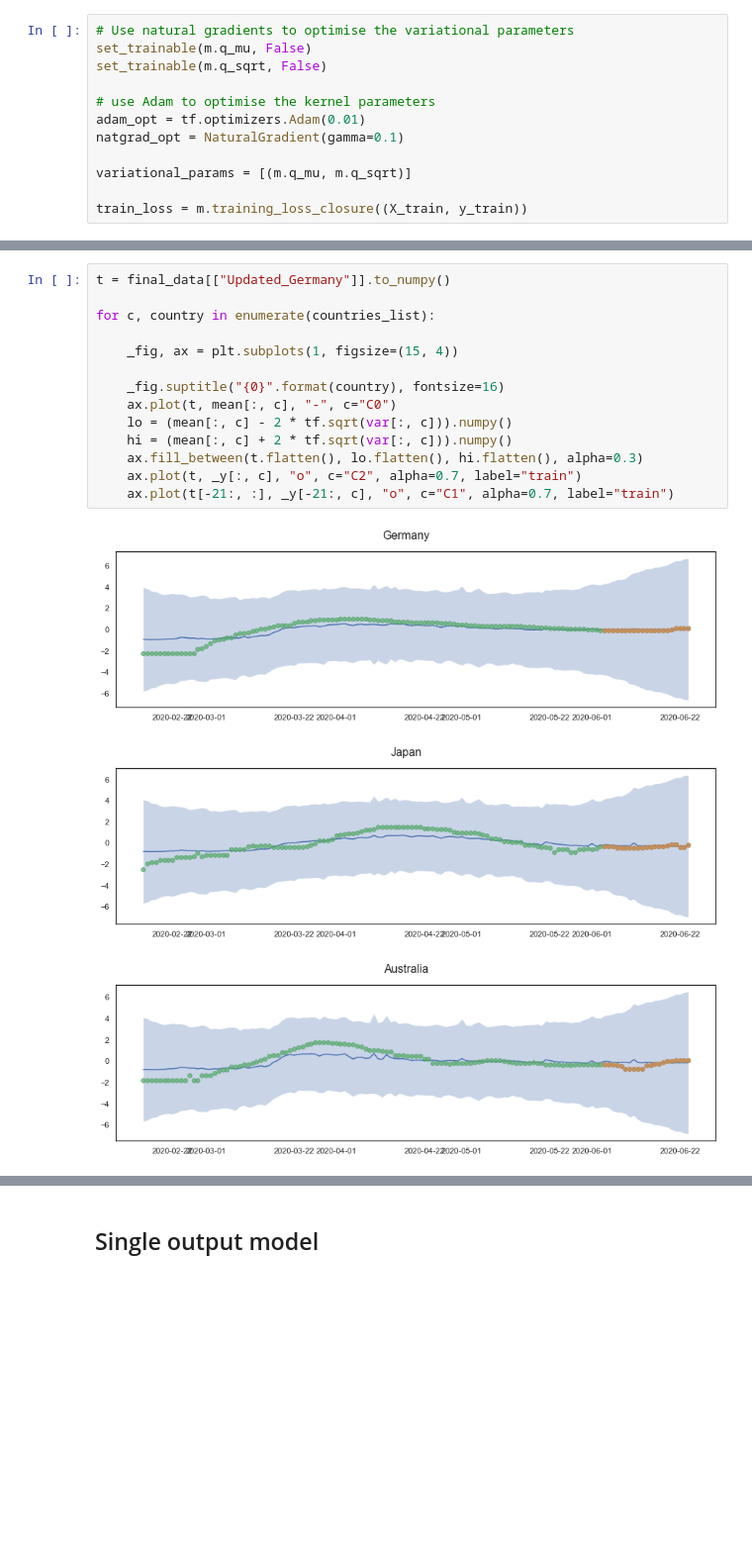
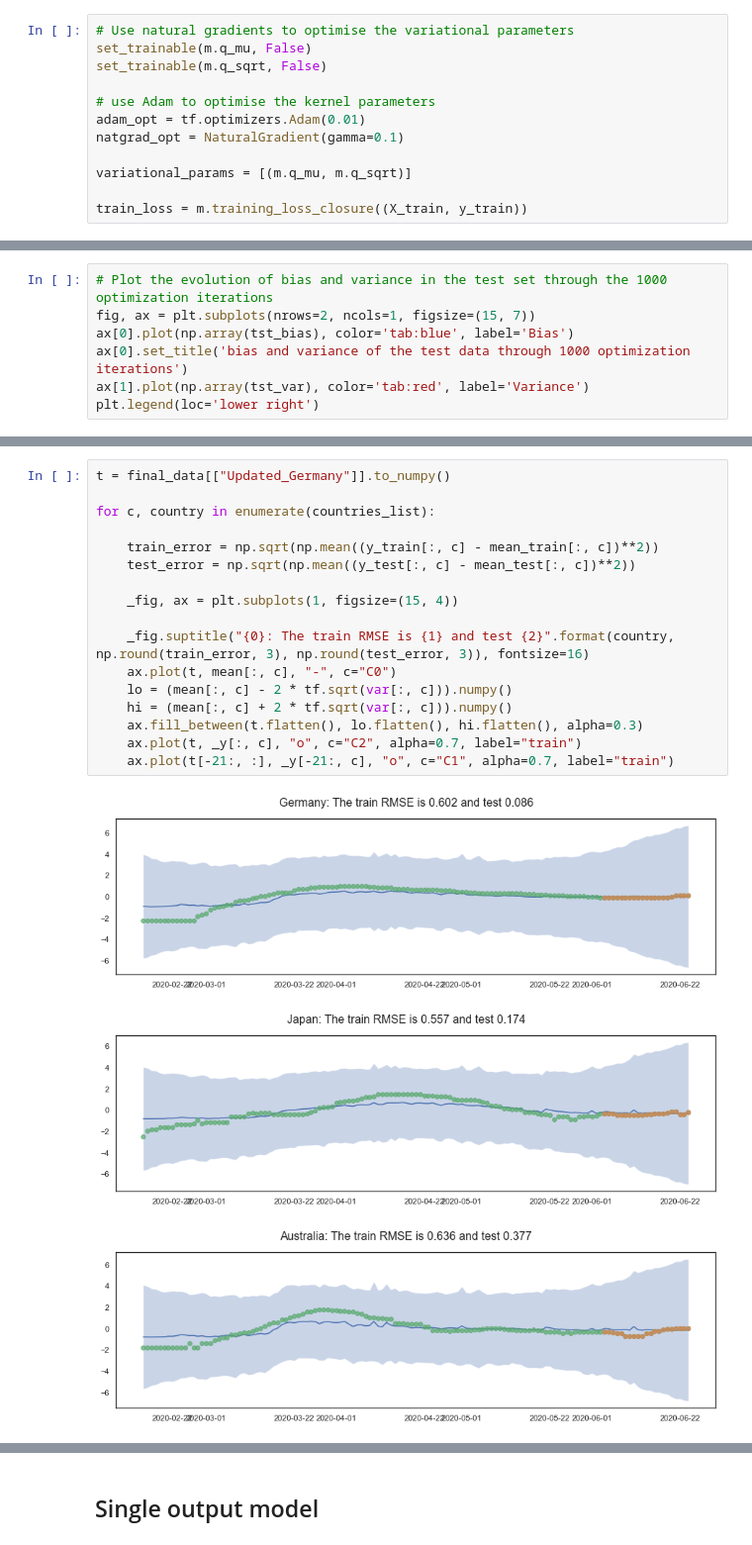
Before and after one commit to epidemic-research-team/epidemic-gaussian-process, a Jupyter notebook: Countries Multioutput.ipynb, the cells around one changed output, grey strips where cells are left out. Shown at 99% size. Cells and saved outputs as stored; diff of their text form; blank space fills up the shorter version.

Commit message:
further progress in plots + tests of the GPflow multioutput

```diff
--- a/Countries Multioutput.ipynb
+++ b/Countries Multioutput.ipynb
@@ -330,0 +356,7 @@ plt.plot(np.array(test_rmse))
+# %%
+# Plot the evolution of bias and variance in the test set through the 1000 optimization iterations
+fig, ax = plt.subplots(nrows=2, ncols=1, figsize=(15, 7))
+ax[0].plot(np.array(tst_bias), color='tab:blue', label='Bias')
+ax[0].set_title('bias and variance of the test data through 1000 optimization iterations')
+ax[1].plot(np.array(tst_var), color='tab:red', label='Variance')
+plt.legend(loc='lower right')
@@ -338,18 +376,21 @@ _y = y_scaler.transform(y)
 # %%
 t = final_data[["Updated_Germany"]].to_numpy()
 
 for c, country in enumerate(countries_list):
 
+    train_error = np.sqrt(np.mean((y_train[:, c] - mean_train[:, c])**2))
+    test_error = np.sqrt(np.mean((y_test[:, c] - mean_test[:, c])**2))
+
     _fig, ax = plt.subplots(1, figsize=(15, 4))
 
-    _fig.suptitle("{0}".format(country), fontsize=16)
+    _fig.suptitle("{0}: The train RMSE is {1} and test {2}".format(country, np.round(train_error, 3), np.round(test_error, 3)), fontsize=16)
     ax.plot(t, mean[:, c], "-", c="C0")
     lo = (mean[:, c] - 2 * tf.sqrt(var[:, c])).numpy()
     hi = (mean[:, c] + 2 * tf.sqrt(var[:, c])).numpy()
     ax.fill_between(t.flatten(), lo.flatten(), hi.flatten(), alpha=0.3)
     ax.plot(t, _y[:, c], "o", c="C2", alpha=0.7, label="train")
     ax.plot(t[-21:, :], _y[-21:, c], "o", c="C1", alpha=0.7, label="train")
 # %% [output]
-[figure, old version]
+[figure, new version]
-[figure, old version]
+[figure, new version]
-[figure, old version]
+[figure, new version]
```
Also changed, not shown: parts of 20 cells of this notebook, 1 other file.
